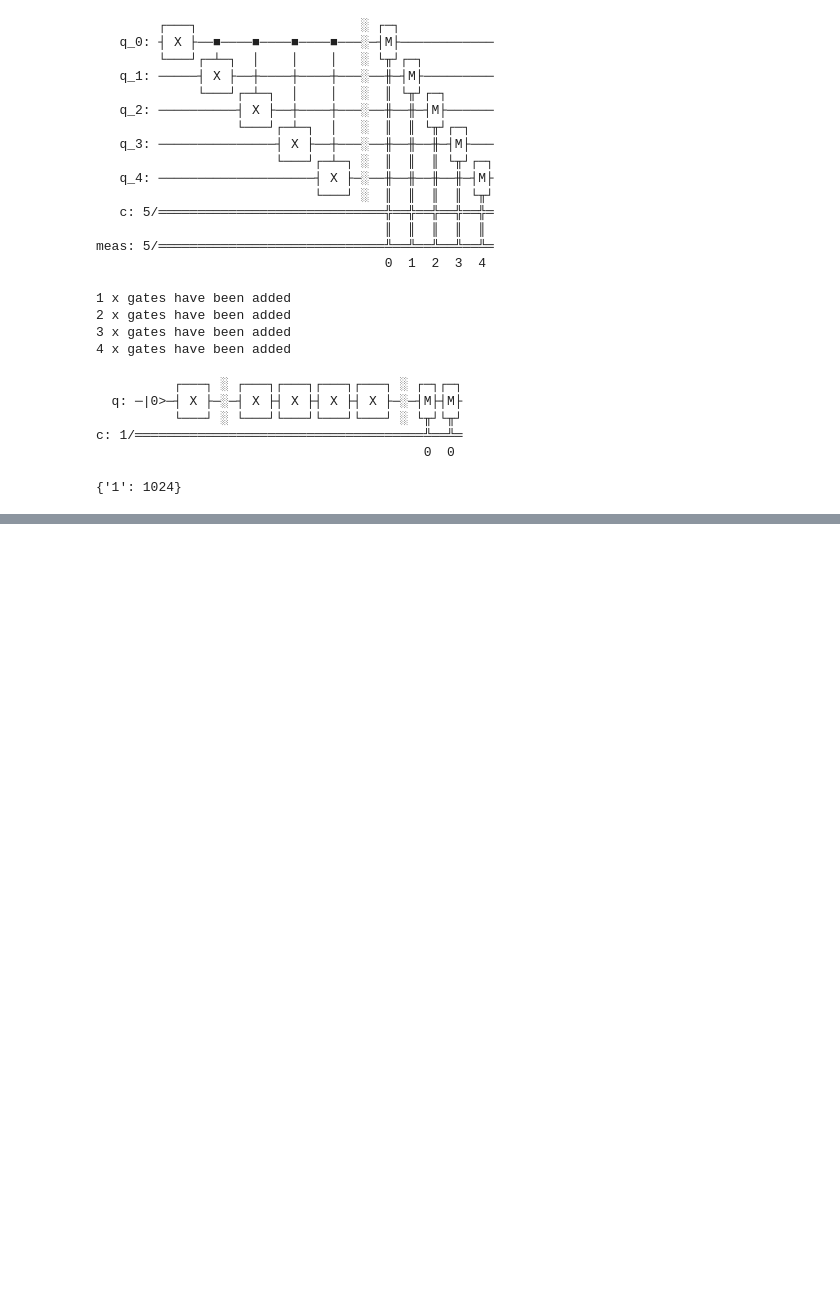
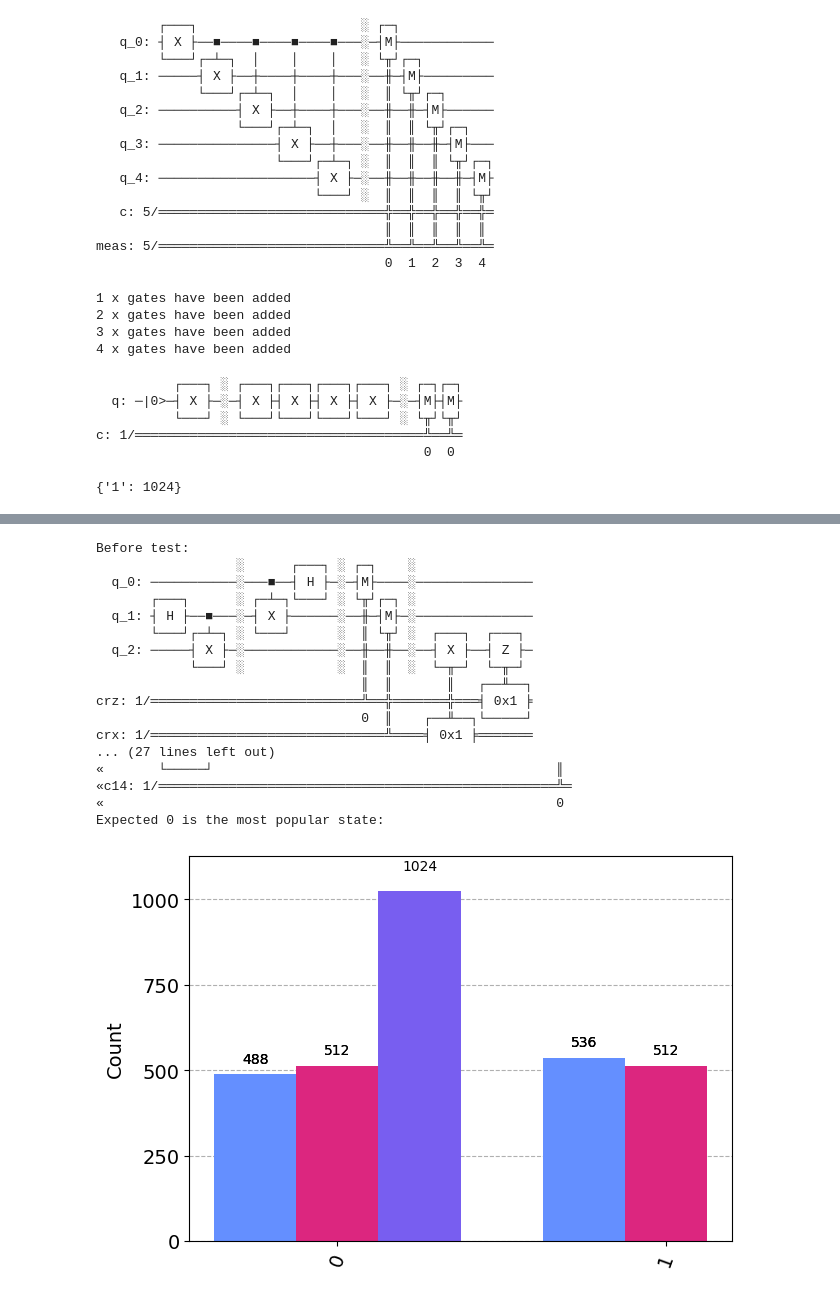
Before and after one commit to sola-st/LintQ, a Jupyter notebook: notebooks/10_Bug_Report.ipynb, the cells around one changed output, grey strips where cells are left out. Saved outputs shown, nothing was run; the diff lists cells and outputs as text; code cells hidden in the pictures; blank space fills up the shorter version.

```diff
--- a/notebooks/10_Bug_Report.ipynb
+++ b/notebooks/10_Bug_Report.ipynb
@@ -206,0 +322,49 @@ print(output)
+# %%
+from qiskit.ignis.verification import marginal_counts
+from qiskit import IBMQ, Aer, transpile, assemble
+
+def test_teleportation(qc: QuantumCircuit):
+    """Check if the teleportation circuit gives the correct result."""
+    print("Before test:")
+    print(qc)
+    qc.compose(init_gate, [0], inplace=True, front=True)
+    qc.compose(inverse_init_gate, [2], inplace=True)
+
+    # Need to add a new ClassicalRegister
+    # to see the result
+    cr_result = ClassicalRegister(1)
+    qc.add_register(cr_result)
+    qc.measure(2,2)
+    print("After test:")
+    print(qc)
+
+    sim = Aer.get_backend('aer_simulator')
+
+    t_qc = transpile(qc, sim)
+    counts = sim.run(t_qc).result().get_counts()
+    qubit_counts = [marginal_counts(counts, [qubit]) for qubit in range(3)]
+    return qubit_counts
+
+qc_qiskit_doc = get_Qiskit_teleportation()
+qubit_counts = test_teleportation(qc_qiskit_doc)
+print("Expected 0 is the most popular state:")
+plot_histogram(qubit_counts)
+# %% [output]
+Before test:
+                  ░      ┌───┐ ░ ┌─┐    ░
+  q_0: ───────────░───■──┤ H ├─░─┤M├────░───────────────
+       ┌───┐      ░ ┌─┴─┐└───┘ ░ └╥┘┌─┐ ░
+  q_1: ┤ H ├──■───░─┤ X ├──────░──╫─┤M├─░───────────────
+       └───┘┌─┴─┐ ░ └───┘      ░  ║ └╥┘ ░  ┌───┐  ┌───┐
+  q_2: ─────┤ X ├─░────────────░──╫──╫──░──┤ X ├──┤ Z ├─
+            └───┘ ░            ░  ║  ║  ░  └─╥─┘  └─╥─┘
+                                  ║  ║       ║   ┌──╨──┐
+crz: 1/═══════════════════════════╩══╬═══════╬═══╡ 0x1 ╞
+                                  0  ║    ┌──╨──┐└─────┘
+crx: 1/══════════════════════════════╩════╡ 0x1 ╞═══════
+... (27 lines left out)
+«       └─────┘                                            ║
+«c14: 1/═══════════════════════════════════════════════════╩═
+«                                                          0
+Expected 0 is the most popular state:
+[figure, added]
```
Also changed, not shown: parts of 4 cells of this notebook, 1 other file.
